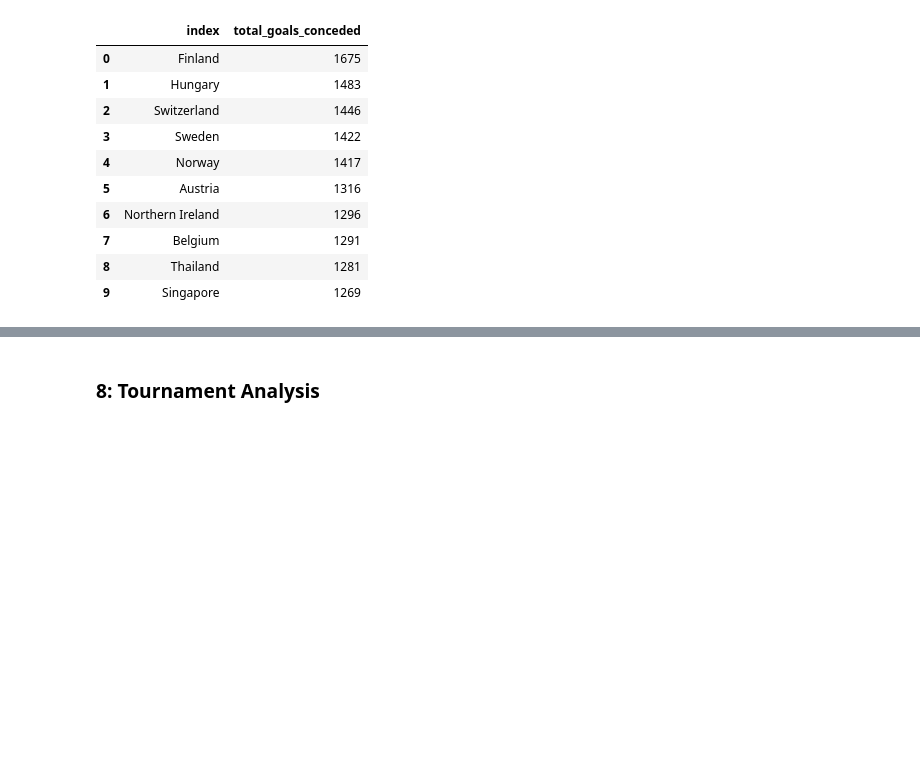
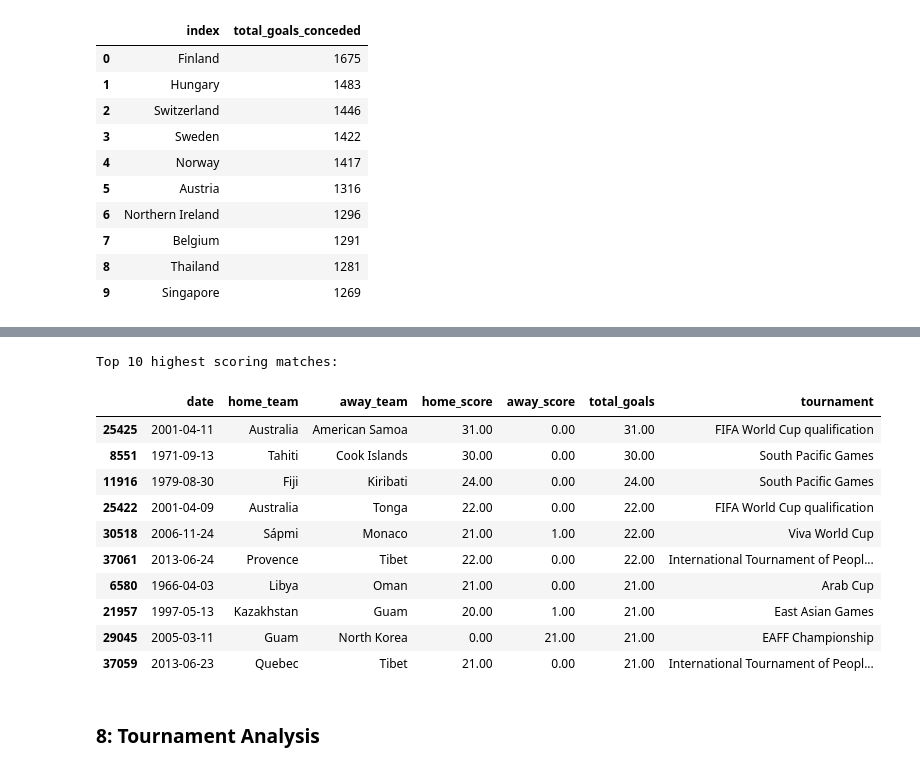
Before and after one commit to adithyajupally/FIFA-WC-Intelligence-and-Prediction, a Jupyter notebook: notebook/01_fifa_worldcup_eda.ipynb, the cells around one changed output, grey strips where cells are left out. Saved outputs shown, nothing was run; the diff lists cells and outputs as text; code cells hidden in the pictures; blank space fills up the shorter version.

```diff
--- a/notebook/01_fifa_worldcup_eda.ipynb
+++ b/notebook/01_fifa_worldcup_eda.ipynb
@@ -347,7 +426,20 @@ plt.show()
 # %%
 # Highest scoring matches
 print('Top 10 highest scoring matches:')
-df_scores.nlargest(10, 'total_goals')[['date', 'home_team', 'away_team', 'home_score', 'away_score', 'total_goals', 'tournament']]
+df.nlargest(10, 'total_goals')[['date', 'home_team', 'away_team', 'home_score', 'away_score', 'total_goals', 'tournament']]
+# %% [output]
+Top 10 highest scoring matches:
+|  | date | home_team | away_team | home_score | away_score | total_goals | tournament |
+| 25425 | 2001-04-11 | Australia | American Samoa | 31.00 | 0.00 | 31.00 | FIFA World Cup qualification |
+| 8551 | 1971-09-13 | Tahiti | Cook Islands | 30.00 | 0.00 | 30.00 | South Pacific Games |
+| 11916 | 1979-08-30 | Fiji | Kiribati | 24.00 | 0.00 | 24.00 | South Pacific Games |
+| 25422 | 2001-04-09 | Australia | Tonga | 22.00 | 0.00 | 22.00 | FIFA World Cup qualification |
+| 30518 | 2006-11-24 | Sápmi | Monaco | 21.00 | 1.00 | 22.00 | Viva World Cup |
+| 37061 | 2013-06-24 | Provence | Tibet | 22.00 | 0.00 | 22.00 | International Tournament of Peopl... |
+| 6580 | 1966-04-03 | Libya | Oman | 21.00 | 0.00 | 21.00 | Arab Cup |
+| 21957 | 1997-05-13 | Kazakhstan | Guam | 20.00 | 1.00 | 21.00 | East Asian Games |
+| 29045 | 2005-03-11 | Guam | North Korea | 0.00 | 21.00 | 21.00 | EAFF Championship |
+| 37059 | 2013-06-23 | Quebec | Tibet | 21.00 | 0.00 | 21.00 | International Tournament of Peopl... |
 # %% [markdown]
 
 ### 8: Tournament Analysis
```
Also changed, not shown: parts of 21 cells of this notebook.
